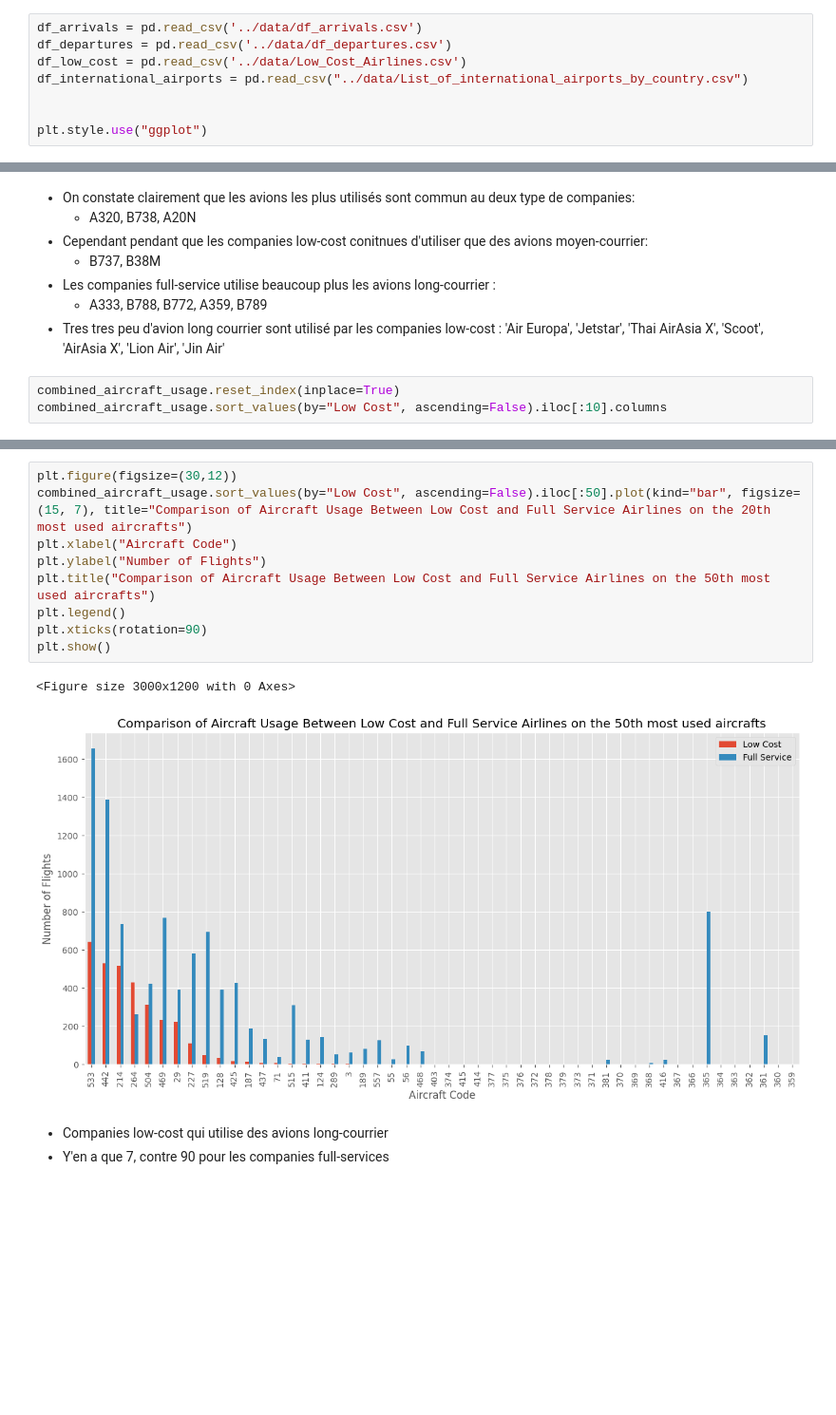
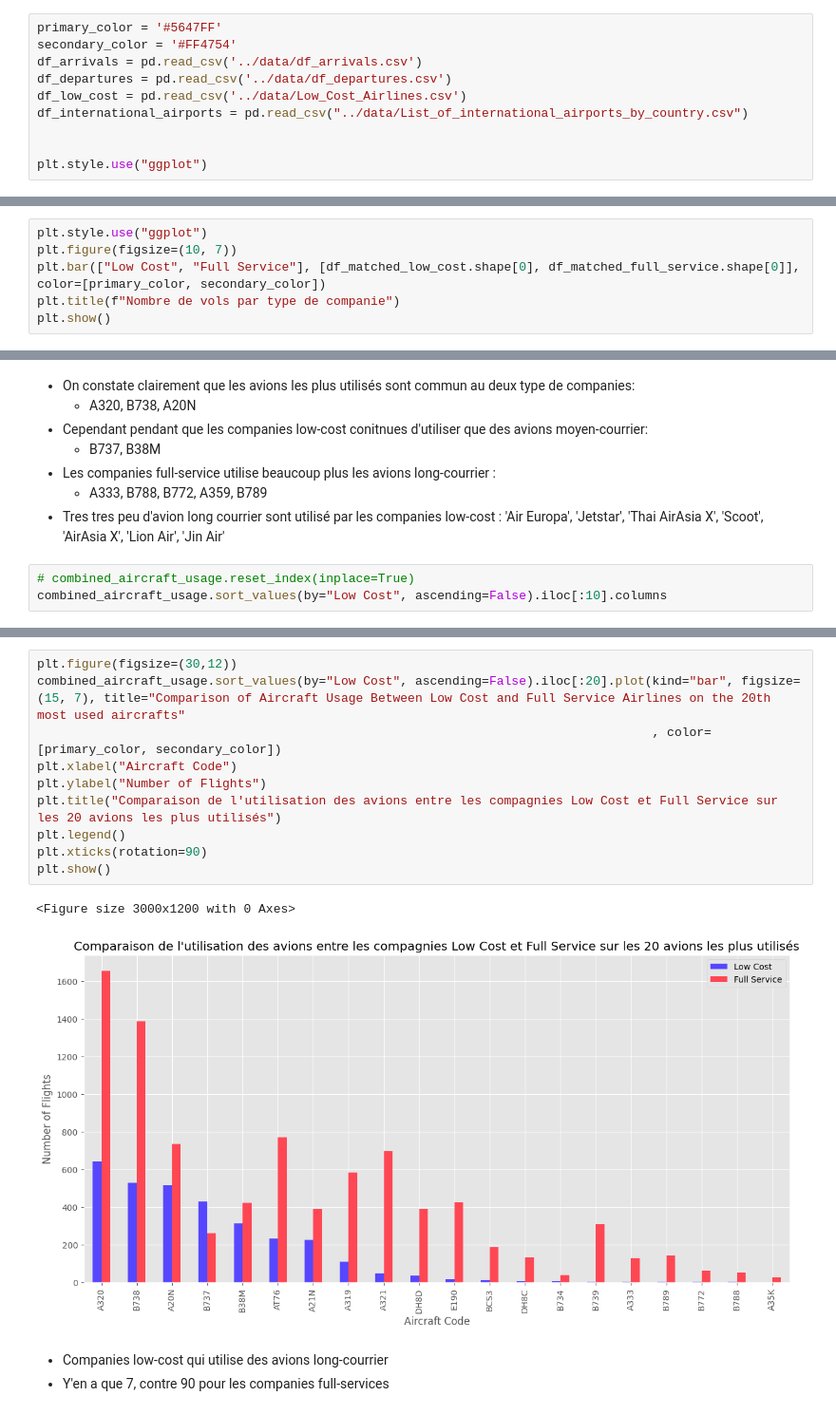
Before and after one commit to Tikai7/Flight-Radar-Scrapper, a Jupyter notebook: analysis/LowCostAnalysis.ipynb, the cells around one changed output, grey strips where cells are left out. Shown at 95% size. Saved outputs shown, nothing was run; the diff lists cells and outputs as text; blank space fills up the shorter version.

```diff
--- a/analysis/LowCostAnalysis.ipynb
+++ b/analysis/LowCostAnalysis.ipynb
@@ -5,6 +5,8 @@ import seaborn as sns
 # %% [markdown]
 ``Data loading``
 # %%
+primary_color = '#5647FF'
+secondary_color = '#FF4754'
 df_arrivals = pd.read_csv('../data/df_arrivals.csv')
 df_departures = pd.read_csv('../data/df_departures.csv')
 df_low_cost = pd.read_csv('../data/Low_Cost_Airlines.csv')
@@ -139,0 +217,6 @@ df_matched_low_cost.shape, df_matched_full_service.shape
+# %%
+plt.style.use("ggplot")
+plt.figure(figsize=(10, 7))
+plt.bar(["Low Cost", "Full Service"], [df_matched_low_cost.shape[0], df_matched_full_service.shape[0]], color=[primary_color, secondary_color])
+plt.title(f"Nombre de vols par type de companie")
+plt.show()
@@ -217,6 +302,6 @@ combined_aircraft_usage.sort_values(by="Low Cost", ascending=False)
     'Air Europa', 'Jetstar', 'Thai AirAsia X', 'Scoot', 'AirAsia X',
     'Lion Air', 'Jin Air'
 # %%
-combined_aircraft_usage.reset_index(inplace=True)
+# combined_aircraft_usage.reset_index(inplace=True)
 combined_aircraft_usage.sort_values(by="Low Cost", ascending=False).iloc[:10].columns
 # %% [output]
@@ -224,15 +339,16 @@ Index(['Aircraft Code', 'Low Cost', 'Full Service'], dtype='object')
 # %%
 plt.figure(figsize=(30,12))
-combined_aircraft_usage.sort_values(by="Low Cost", ascending=False).iloc[:50].plot(kind="bar", figsize=(15, 7), title="Comparison of Aircraft Usage Between Low Cost and Full Service Airlines on the 20th most used aircrafts")
+combined_aircraft_usage.sort_values(by="Low Cost", ascending=False).iloc[:20].plot(kind="bar", figsize=(15, 7), title="Comparison of Aircraft Usage Between Low Cost and Full Service Airlines on the 20th most used aircrafts"
+                                                                                   , color=[primary_color, secondary_color])
 plt.xlabel("Aircraft Code")
 plt.ylabel("Number of Flights")
-plt.title("Comparison of Aircraft Usage Between Low Cost and Full Service Airlines on the 50th most used aircrafts")
+plt.title("Comparaison de l'utilisation des avions entre les compagnies Low Cost et Full Service sur les 20 avions les plus utilisés")
 plt.legend()
 plt.xticks(rotation=90)
 plt.show()
 # %% [output]
 <Figure size 3000x1200 with 0 Axes>
-[figure, old version]
+[figure, new version]
 # %% [markdown]
 - Companies low-cost qui utilise des avions long-courrier
 - Y'en a que 7, contre 90 pour les companies full-services
```
Also changed, not shown: parts of 25 cells of this notebook, 9 other files.
